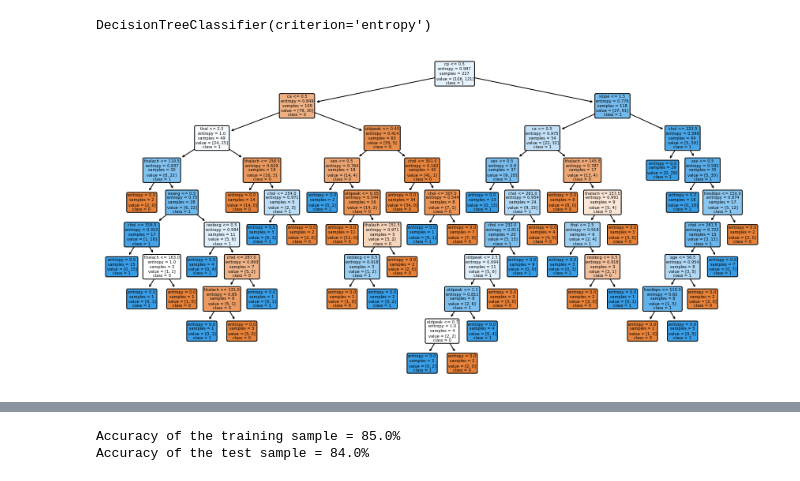
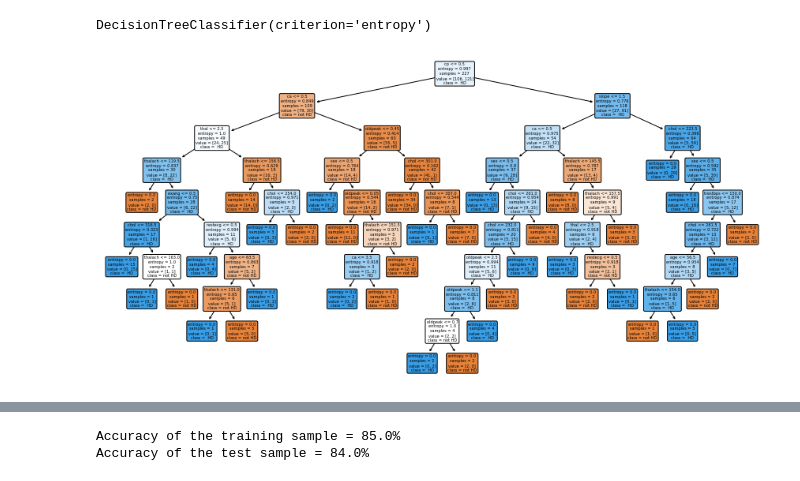
Before and after one commit to amhalrasheed/ML-Assignment-1, a Jupyter notebook: Untitled.ipynb, the cells around one changed output, grey strips where cells are left out. Drawn from its saved outputs; the diff is of its cells as text; code cells hidden in the pictures.

```diff
--- a/Untitled.ipynb
+++ b/Untitled.ipynb
@@ -27,11 +36,11 @@ DecisionTreeClassifier(criterion='entropy')
 # %%
 plt.figure(figsize=(15,7.5))
 
-plot_tree(model_tree, feature_names=var_columns, class_names=['0','1'], rounded=True, filled=True)
+plot_tree(model_tree, feature_names=var_columns, class_names=["not HD"," HD"], rounded=True, filled=True)
 
 plt.show()
 # %% [output]
-[figure, old version]
+[figure, new version]
 # %%
 y_train_p = model_tree.predict(x_train)
 y_test_p = model_tree.predict(x_test)
```
Also changed, not shown: parts of 10 cells of this notebook, 1 other file.
